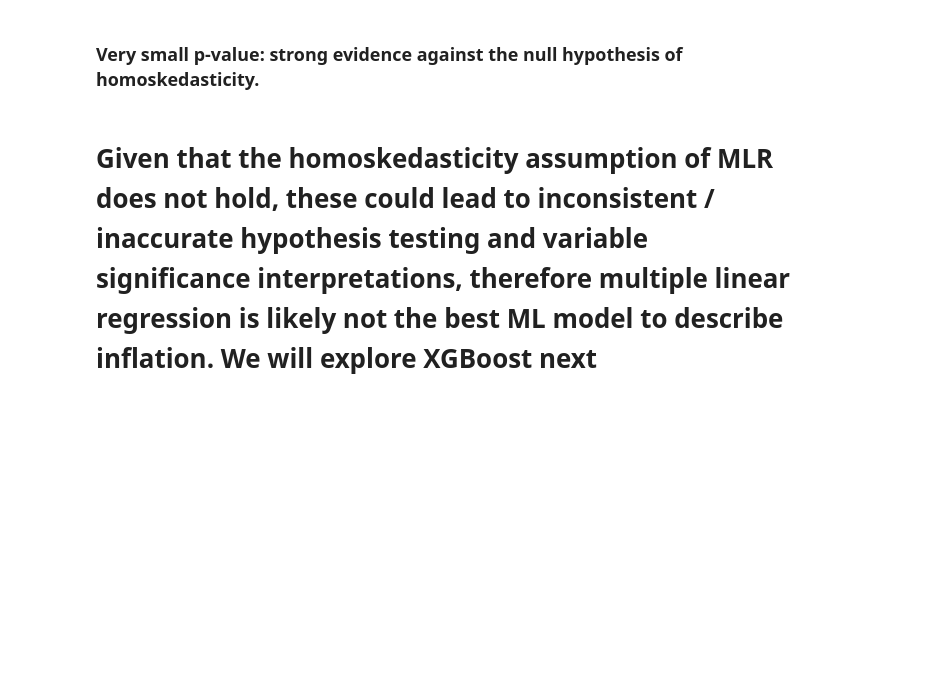
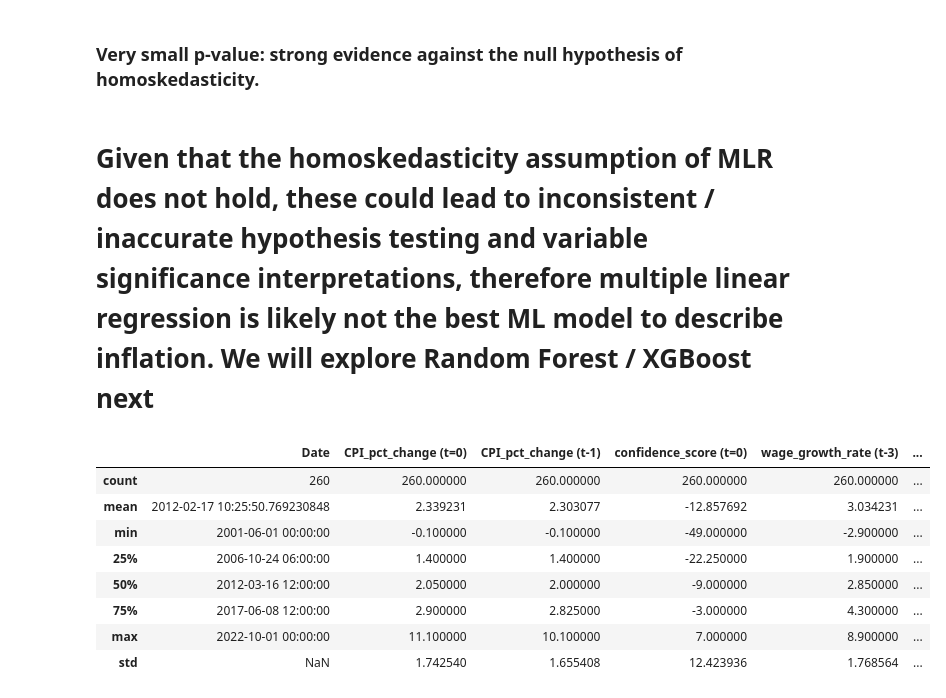
Before and after one commit to gamzebb/group-project, a Jupyter notebook: Inflation (CPI) analysis - sentiment, correlation, predictions.ipynb, the cells around one changed output. Saved outputs shown, nothing was run; the diff lists cells and outputs as text; code cells hidden in the pictures; blank space fills up the shorter version.

```diff
--- a/Inflation (CPI) analysis - sentiment, correlation, predictions.ipynb
+++ b/Inflation (CPI) analysis - sentiment, correlation, predictions.ipynb
@@ -1055,4 +1055,16 @@ print(dict(zip(terms, model2)))
 # %% [markdown]
 ### Very small p-value: strong evidence against the null hypothesis of homoskedasticity.
 # %% [markdown]
-# Given that the homoskedasticity assumption of MLR does not hold, these could lead to inconsistent / inaccurate hypothesis testing and variable significance interpretations, therefore multiple linear regression is likely not the best ML model to describe inflation. We will explore XGBoost next
+# Given that the homoskedasticity assumption of MLR does not hold, these could lead to inconsistent / inaccurate hypothesis testing and variable significance interpretations, therefore multiple linear regression is likely not the best ML model to describe inflation. We will explore Random Forest / XGBoost next
+# %%
+regression_df.describe()
+# %% [output]
+|  | Date | CPI_pct_change (t=0) | CPI_pct_change (t-1) | confidence_score (t=0) | wage_growth_rate (t-3) | ... |
+| count | 260 | 260.000000 | 260.000000 | 260.000000 | 260.000000 | ... |
+| mean | 2012-02-17 10:25:50.769230848 | 2.339231 | 2.303077 | -12.857692 | 3.034231 | ... |
+| min | 2001-06-01 00:00:00 | -0.100000 | -0.100000 | -49.000000 | -2.900000 | ... |
+| 25% | 2006-10-24 06:00:00 | 1.400000 | 1.400000 | -22.250000 | 1.900000 | ... |
+| 50% | 2012-03-16 12:00:00 | 2.050000 | 2.000000 | -9.000000 | 2.850000 | ... |
+| 75% | 2017-06-08 12:00:00 | 2.900000 | 2.825000 | -3.000000 | 4.300000 | ... |
+| max | 2022-10-01 00:00:00 | 11.100000 | 10.100000 | 7.000000 | 8.900000 | ... |
+| std | NaN | 1.742540 | 1.655408 | 12.423936 | 1.768564 | ... |
```
Also changed, not shown: parts of 8 cells of this notebook.
